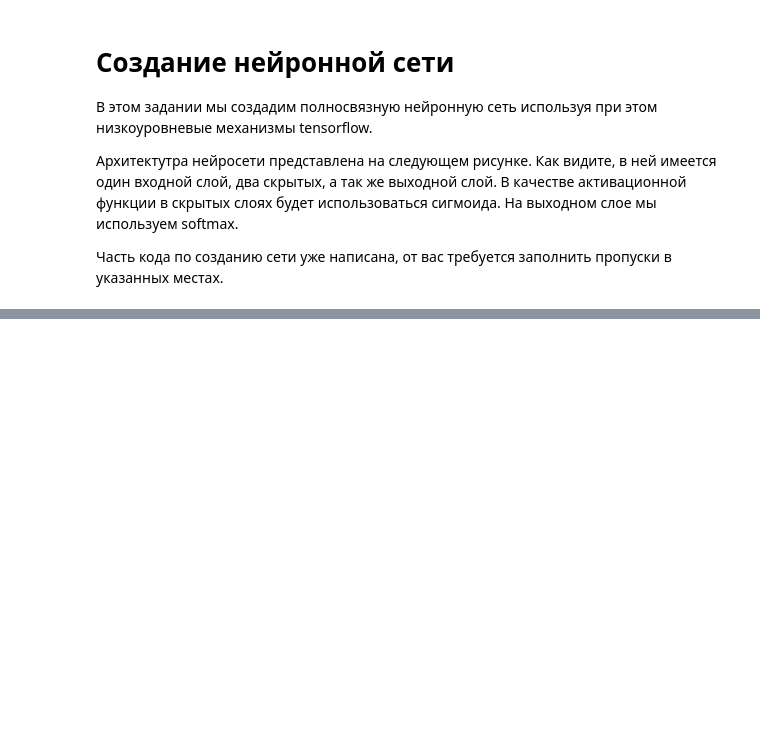
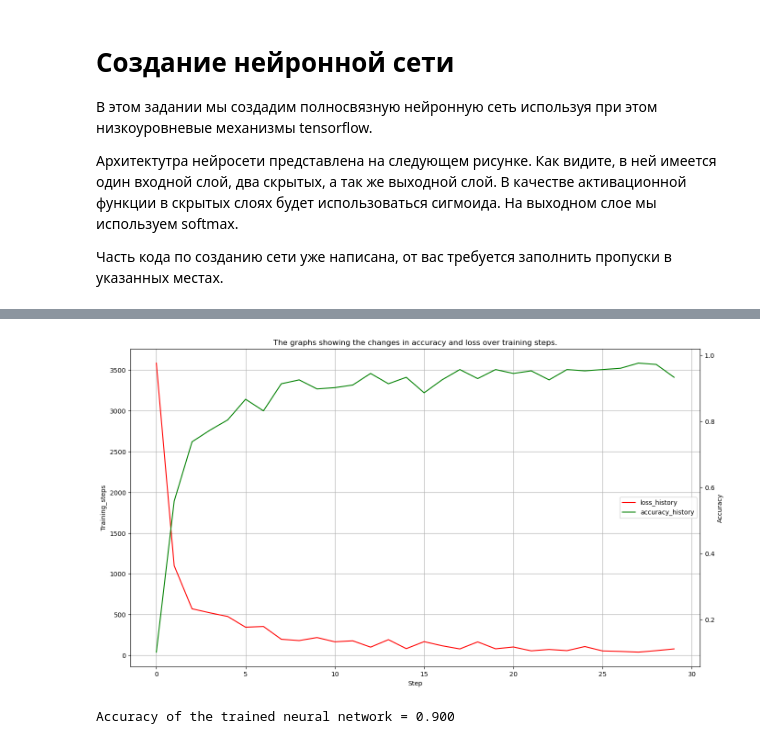
Before and after one commit to Vishnyak13/DataScience_Hw9, a Jupyter notebook: tensorflow_mnist_hw.ipynb, the cells around one changed output, grey strips where cells are left out. Cells and saved outputs as stored; diff of their text form; code cells hidden in the pictures; blank space fills up the shorter version.

```diff
--- a/tensorflow_mnist_hw.ipynb
+++ b/tensorflow_mnist_hw.ipynb
@@ -113,7 +122,7 @@ neural_net = NN(name="mnist")
 # Функция обучения нейросети
 def train(nn, input_x, output_y):
   # Для подгонки весов сети будем использовать стохастический градиентный спуск
-  optimizer = tf.optimizers.SGD(learning_rate)
+  optimizer = tf.optimizers.Adam(learning_rate=learning_rate)
 
   # Активация автоматического дифференцирования
   with tf.GradientTape() as g:
@@ -121,13 +130,13 @@ def train(nn, input_x, output_y):
     loss = cross_entropy(pred, output_y)
 
     # Создадим оптимизируемых список параметров
-    # Место для вашего кода
+    trainable_variables = nn.trainable_variables
 
     # Вычислим по ним значение градиента
-    # Место для вашего кода
+    gradients = g.gradient(loss, trainable_variables)
 
     # Модифицируем параметры
-    # Место для вашего кода
+    optimizer.apply_gradients(zip(gradients, trainable_variables))
 # %%
 # Тренировка сети
 
@@ -137,11 +146,17 @@ accuracy_history = [] # каждые display_step шагов сохраняйт
 # В этом цикле мы будем производить обучение нейронной сети
 # из тренировочного датасета train_data извлеките случайное подмножество, на котором
 # произведется тренировка. Используйте метод take, доступный для тренировочного датасета.
-for step, (batch_x, batch_y) in # Место для вашего кода:
+for step, (batch_x, batch_y) in enumerate(train_data.take(training_steps)):
     # Обновляем веса нейронной сети
-    # Место для вашего кода
+    train(neural_net, batch_x, batch_y)
 
     if step % display_step == 0:
         pred = neural_net(batch_x)
 
-        # Место для вашего кода
+        current_loss = cross_entropy(pred, batch_y)
+        loss_history.append(current_loss)
+
+        current_acc = accuracy(pred, batch_y)
+        accuracy_history.append(current_acc)
+
+        print("Step: {:5d} | Loss: {:13.5f} | Accuracy: {:.4f}".format(step, current_loss, current_acc))
@@ -163,0 +181,32 @@ for step, (batch_x, batch_y) in # Место для вашего кода:
+# %%
+# Выведите графики зависимости изменения точности и потерь от шага
+# Если все сделано правильно, то точность должна расти, а потери уменьшаться
+
+import matplotlib.pyplot as plt
+
+fig, ax1 = plt.subplots(figsize=(16, 9))
+plt.grid()
+
+plt.title('The graphs showing the changes in accuracy and loss over training steps.')
+
+ax1.plot(loss_history, label='loss_history', color='red')
+ax1.set_xlabel('Step')
+ax1.set_ylabel('Training_steps')
+
+ax2 = ax1.twinx()
+ax2.plot(accuracy_history, label='accuracy_history', color='green')
+ax2.set_xlabel('Step')
+ax2.set_ylabel('Accuracy')
+
+lines, labels = ax1.get_legend_handles_labels()
+lines2, labels2 = ax2.get_legend_handles_labels()
+ax2.legend(lines + lines2, labels + labels2, loc='center right');
+# %% [output]
+[figure, added]
+# %%
+# Вычислите точность обученной нейросети
+
+nn_accuracy = accuracy(neural_net(x_test), y_test)
+print('Accuracy of the trained neural network = {:.3f}'.format(nn_accuracy))
+# %% [output]
+Accuracy of the trained neural network = 0.900
```
Also changed, not shown: parts of 7 cells of this notebook.
